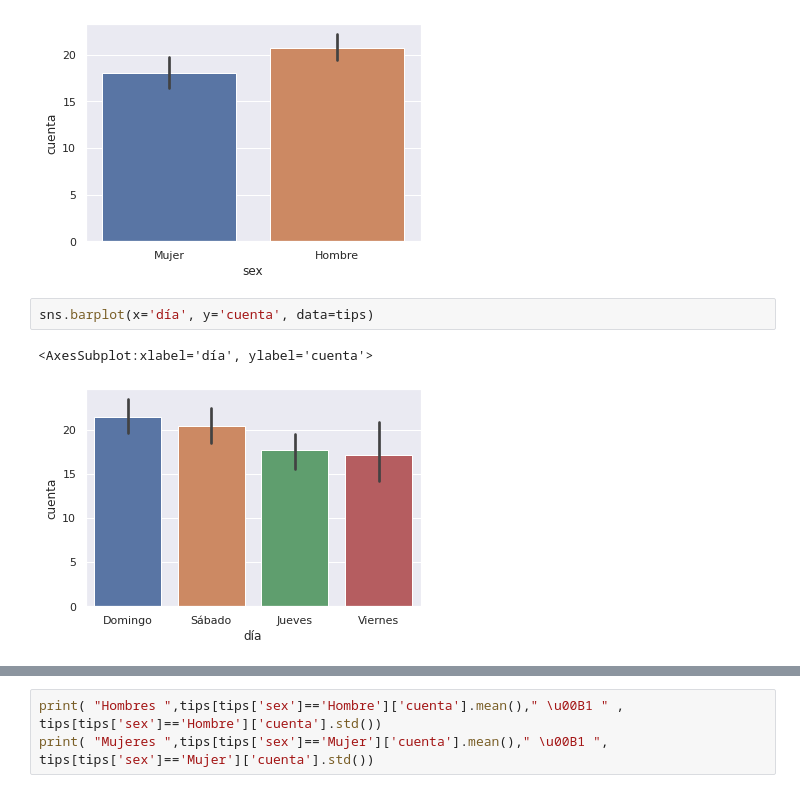
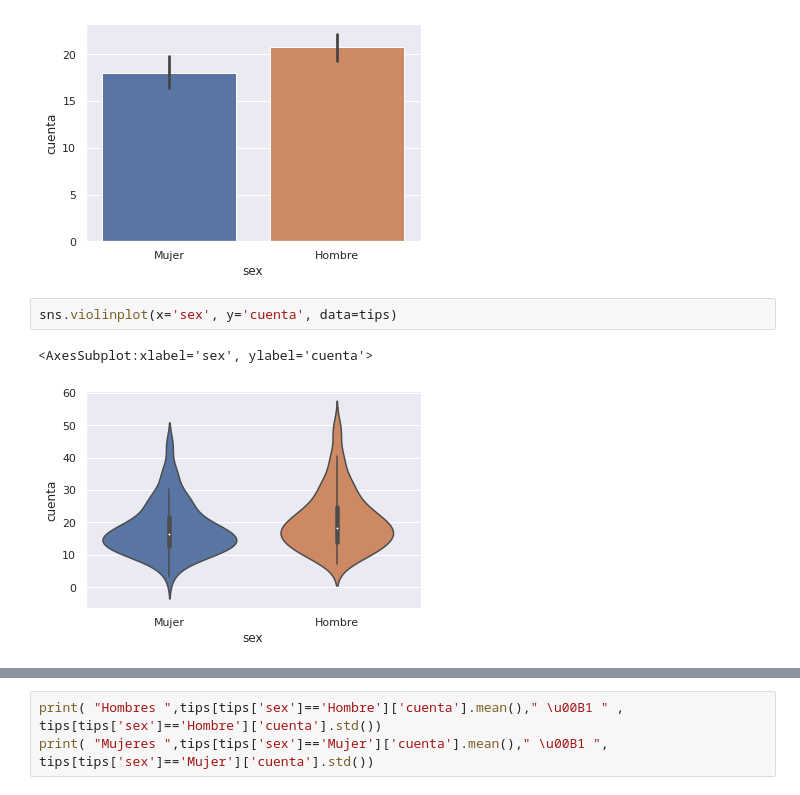
Before and after one commit to dgtrabada/python, a Jupyter notebook: 10_Seaborn/Seaborn.ipynb, the cells around one changed output, grey strips where cells are left out. Drawn from its saved outputs; the diff is of its cells as text.

```diff
--- a/10_Seaborn/Seaborn.ipynb
+++ b/10_Seaborn/Seaborn.ipynb
@@ -65,8 +64,8 @@ sns.barplot(x = 'sex', y = 'cuenta', data = tips, estimator = np.mean)
 # %% [output]
 <AxesSubplot:xlabel='sex', ylabel='cuenta'>
 [figure]
-# %%
-sns.barplot(x='día', y='cuenta', data=tips)
-# %% [output]
-<AxesSubplot:xlabel='día', ylabel='cuenta'>
-[figure, removed]
+# %%
+sns.violinplot(x='sex', y='cuenta', data=tips)
+# %% [output]
+<AxesSubplot:xlabel='sex', ylabel='cuenta'>
+[figure, added]
```
Also changed, not shown: parts of 52 cells of this notebook, 7 other files.
